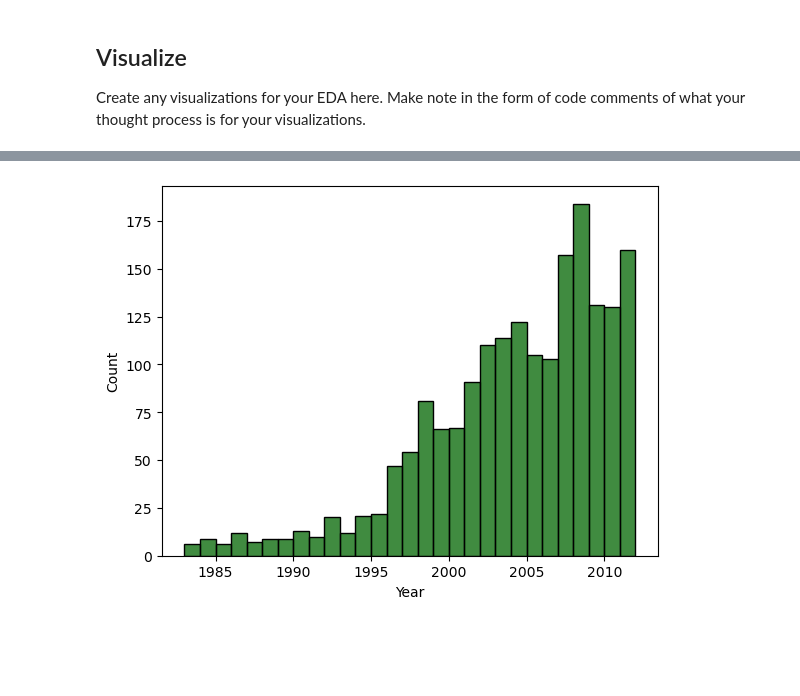
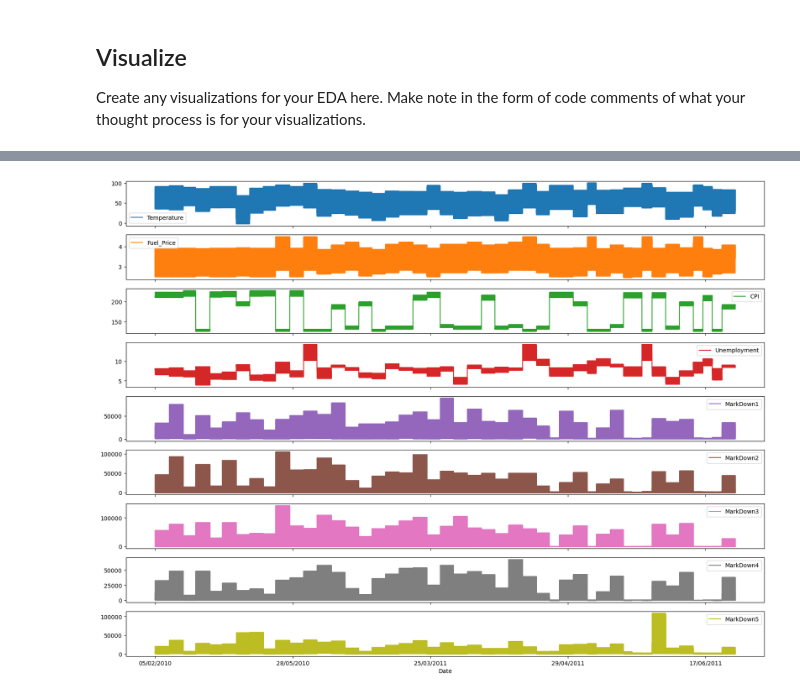
Before and after one commit to Oceyaunna/Retail-Data-Analysis, a Jupyter notebook: Checkpoint 2: EDA/checkpoint-two.ipynb, the cells around one changed output, grey strips where cells are left out. Drawn from its saved outputs; the diff is of its cells as text; code cells hidden in the pictures; blank space fills up the shorter version.

```diff
--- a/Checkpoint 2: EDA/checkpoint-two.ipynb
+++ b/Checkpoint 2: EDA/checkpoint-two.ipynb
@@ -162,6 +230,17 @@ vg_df['Genre'].value_counts().plot(kind='bar');
-# %%
-# Want to see where the distribution of products' prices.
-sns.histplot(vg_df['Year'], color='darkgreen', bins=29)
-plt.show()
-# %% [output]
-[figure, removed]
+# %%
+# Line Chart with Date as the independent varible and various columns as  dependent variables to track trends over time
+
+merge_df[['Date',
+          'Temperature',
+          'Fuel_Price',
+          'CPI',
+          'Unemployment',
+          'MarkDown1',
+          'MarkDown2',
+          'MarkDown3',
+          'MarkDown4',
+          'MarkDown5']].plot(x= 'Date', subplots=True, figsize=(20,15))
+
+plt.show()
+# %% [output]
+[figure, added]
```
Also changed, not shown: parts of 26 cells of this notebook.
